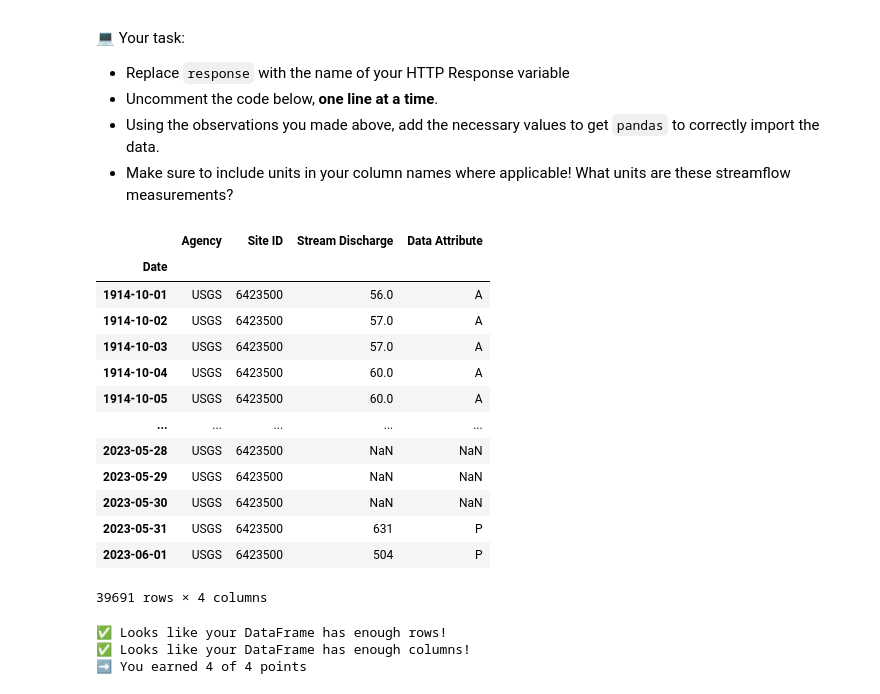
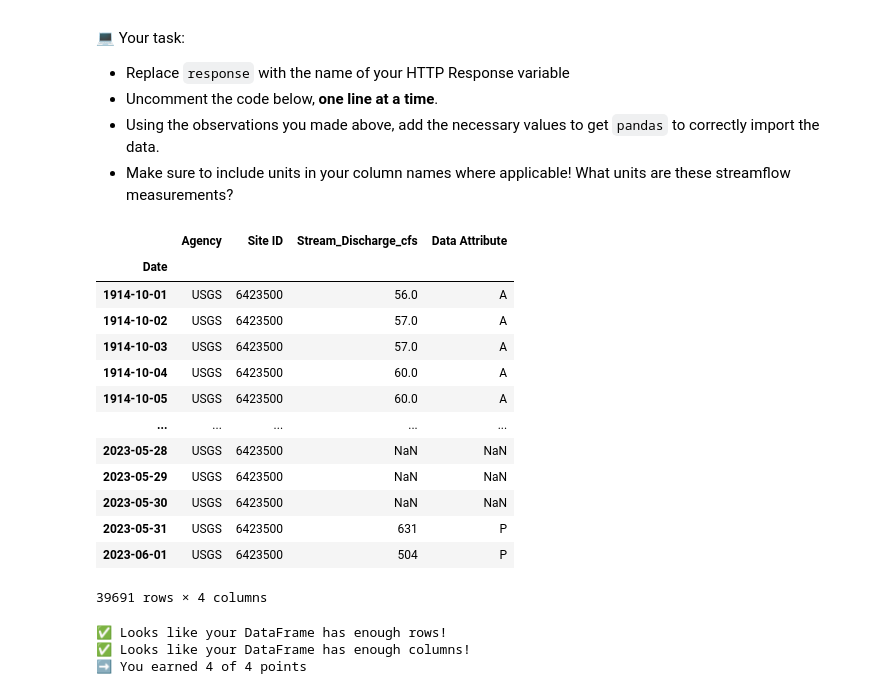
Before and after one commit to finalfemme/time-series-data-finalfemme, a Jupyter notebook: stars-02-time-series.ipynb, the cells around one changed output. Saved outputs shown, nothing was run; the diff lists cells and outputs as text; code cells hidden in the pictures.

Commit message:
continued with resampling data and plotting stream discharge

```diff
--- a/stars-02-time-series.ipynb
+++ b/stars-02-time-series.ipynb
@@ -348,18 +348,20 @@ Notice that when you print your downloaded data, each line has a `b` in front of
   * Using the observations you made above, add the necessary values to get `pandas` to correctly import the data.
   * Make sure to include units in your column names where applicable! What units are these streamflow measurements?
 # %%
-pd.read_csv(
+wasta_df = pd.read_csv(
     BytesIO(wasta_flow_data.content),
     comment='#',
     delimiter='\t',
     skiprows=[29,30],
-    names=['Agency', 'Site ID', 'Date', 'Stream Discharge',
+    names=['Agency', 'Site ID', 'Date', 'Stream_Discharge_cfs',
            'Data Attribute'],
     index_col='Date',
     parse_dates=True,
 )
+
+wasta_df
 # %% [output]
-|  | Agency | Site ID | Stream Discharge | Data Attribute |
+|  | Agency | Site ID | Stream_Discharge_cfs | Data Attribute |
 | Date |  |  |  |  |
 | 1914-10-01 | USGS | 6423500 | 56.0 | A |
 | 1914-10-02 | USGS | 6423500 | 57.0 | A |
```
Also changed, not shown: parts of 17 cells of this notebook.
